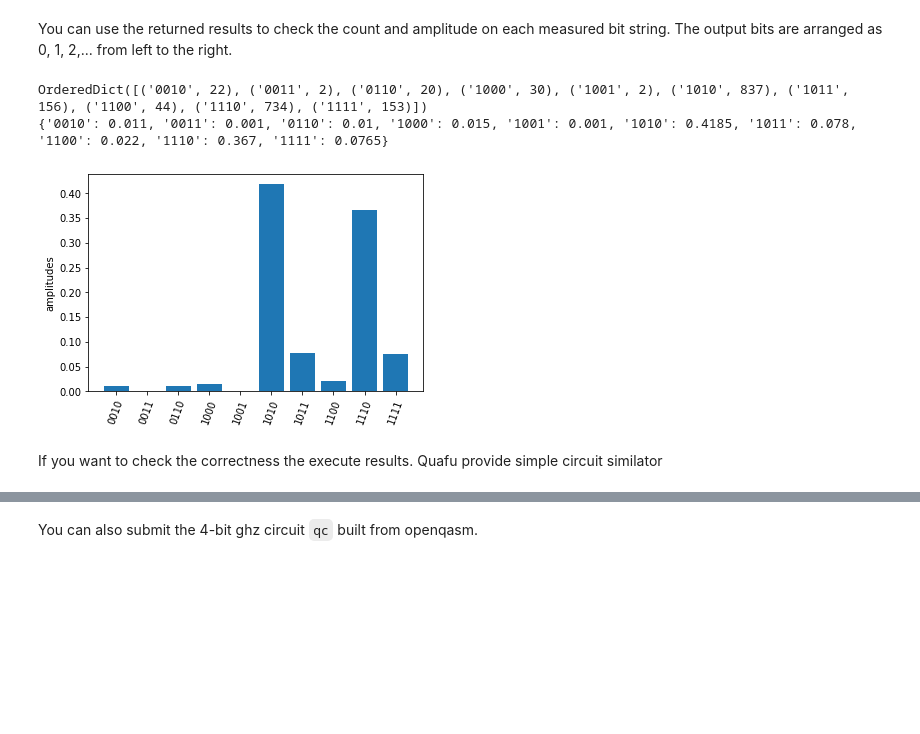
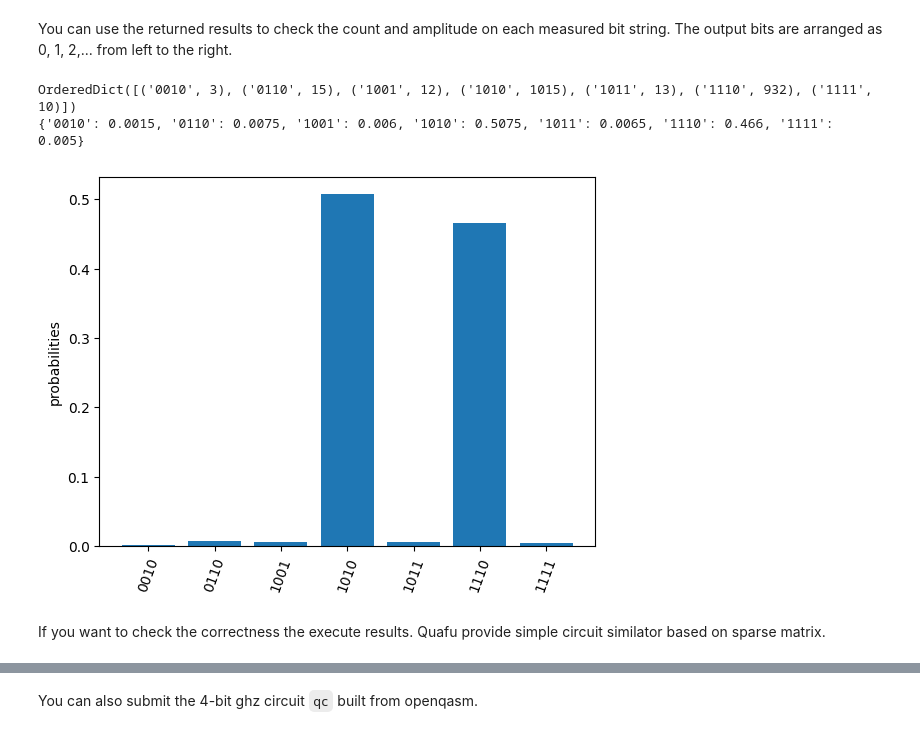
Before and after one commit to ScQ-Cloud/scq-cloud.github.io, a Jupyter notebook: index.ipynb, the cells around one changed output, grey strips where cells are left out. Saved outputs shown, nothing was run; the diff lists cells and outputs as text; code cells hidden in the pictures; blank space fills up the shorter version.

```diff
--- a/index.ipynb
+++ b/index.ipynb
@@ -99,13 +97,13 @@ You can use the returned results to check the count and amplitude on each measur
 # %%
 
 print(res.counts) #counts
-print(res.amplitudes) #amplitude
-res.plot_amplitudes()
+print(res.probabilities) #probabilities
+res.plot_probabilities()
 # %% [output]
-OrderedDict([('0010', 22), ('0011', 2), ('0110', 20), ('1000', 30), ('1001', 2), ('1010', 837), ('1011', 156), ('1100', 44), ('1110', 734), ('1111', 153)])
-{'0010': 0.011, '0011': 0.001, '0110': 0.01, '1000': 0.015, '1001': 0.001, '1010': 0.4185, '1011': 0.078, '1100': 0.022, '1110': 0.367, '1111': 0.0765}
+OrderedDict([('0010', 3), ('0110', 15), ('1001', 12), ('1010', 1015), ('1011', 13), ('1110', 932), ('1111', 10)])
+{'0010': 0.0015, '0110': 0.0075, '1001': 0.006, '1010': 0.5075, '1011': 0.0065, '1110': 0.466, '1111': 0.005}
-[figure, old version]
+[figure, new version]
 # %% [markdown]
-If you want to check the correctness the execute results. Quafu provide simple circuit similator
+If you want to check the correctness the execute results. Quafu provide simple circuit similator based on sparse matrix.
 # %%
 from quafu import simulate
```
Also changed, not shown: parts of 12 cells of this notebook, 12 other files.
